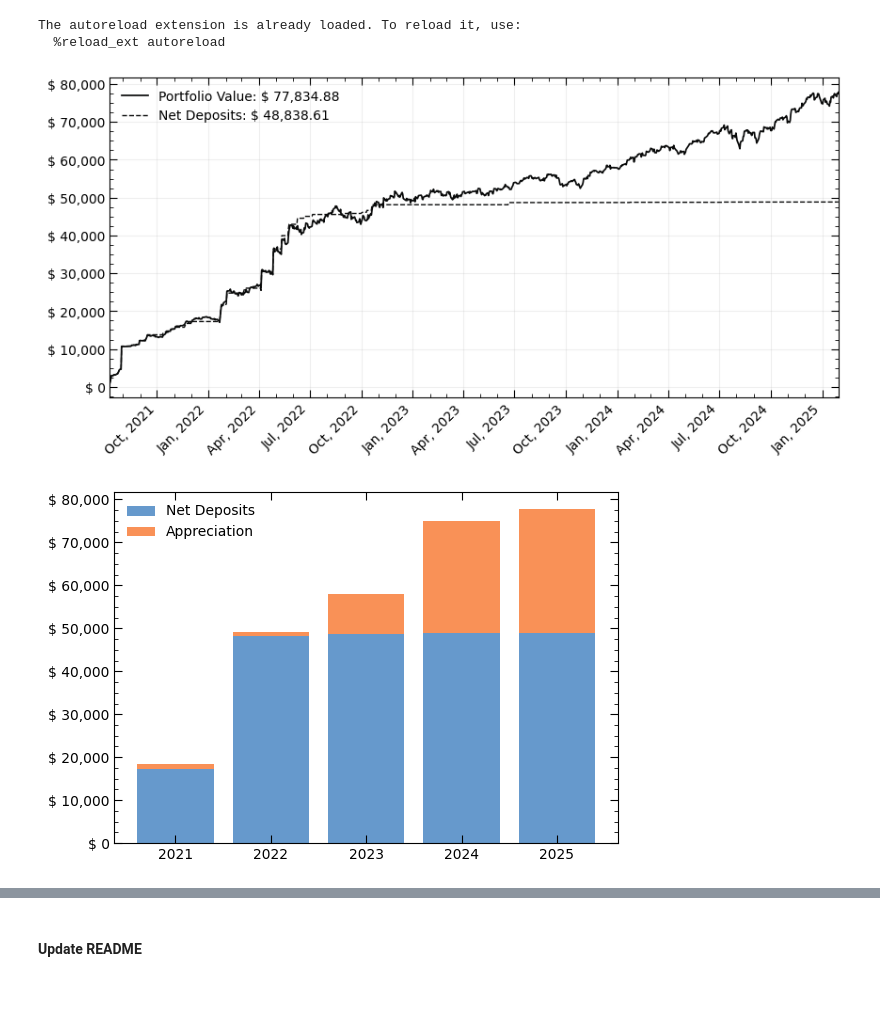
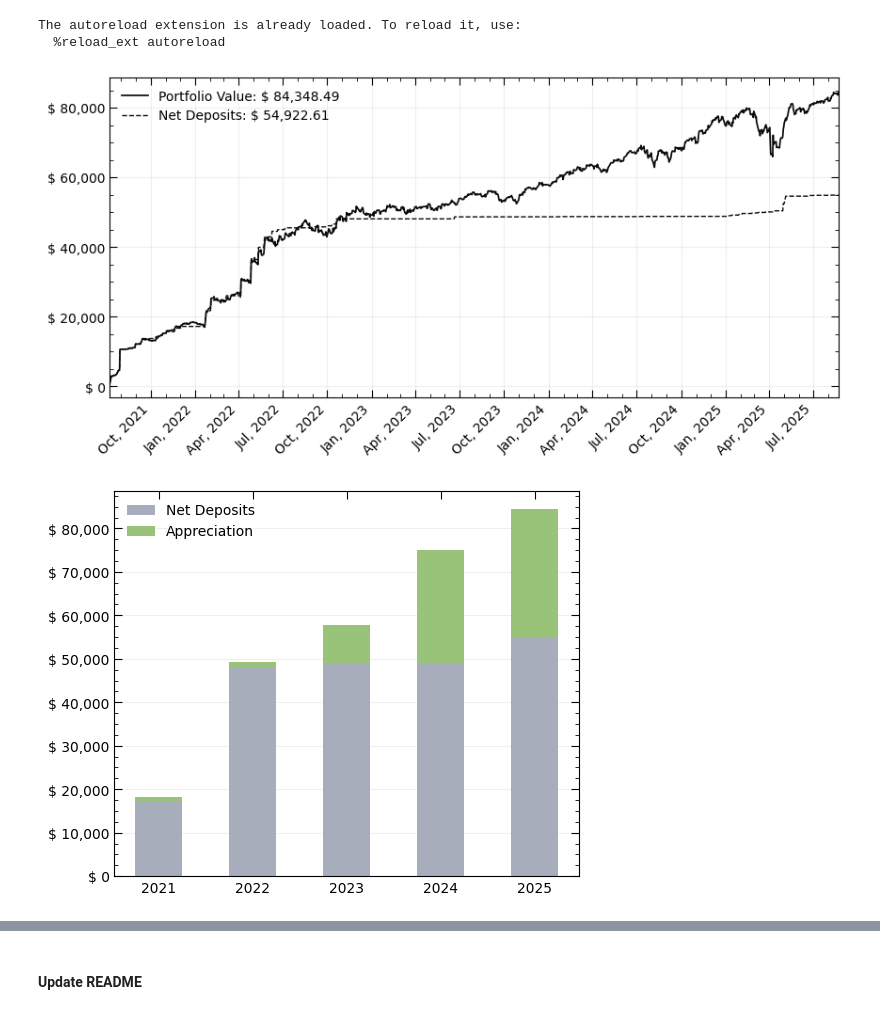
Before and after one commit to JakubStacho/portfolio-tracker, a Jupyter notebook: portfolio-tracker.ipynb, the cells around one changed output, grey strips where cells are left out. Saved outputs shown, nothing was run; the diff lists cells and outputs as text; code cells hidden in the pictures.

Commit message:
Updated plotting code

```diff
--- a/portfolio-tracker.ipynb
+++ b/portfolio-tracker.ipynb
@@ -28,9 +28,9 @@ base_directory   = os.getcwd()
 output_directory = os.path.join(base_directory, 'output')
 # %%
 start_date = dt.datetime(2021,7,9) # y, m, d
-end_date   = dt.datetime(2025,1,31) # y, m, d
+end_date   = dt.datetime(2025,8,23) # y, m, d
 
-transaction_file = 'transaction-files/test-history.csv'
+transaction_file = 'transaction-files/history-2025-08-23.csv'
 # %%
 example_portfolio = Portfolio(transaction_file, start_date, end_date)
 # %%
@@ -69,34 +69,36 @@ legend = plt.legend(fontsize=10, loc='upper left', frameon=False)
 plt.savefig(os.path.join(output_directory, 'portfolio-value.png'), dpi=300, format='png', bbox_inches='tight')
 plt.show()
 # %% [output]
-[figure, old version]
+[figure, new version]
 # %%
 # calculate cumulative annual portfolio value and deposit
 cumulative_deposits = example_portfolio.portfolio_data['deposits'].cumsum()
 annual_deposit      = cumulative_deposits.groupby(cumulative_deposits.index.year).last()
 annual_gains        = example_portfolio.portfolio_data['value'].groupby(example_portfolio.portfolio_data.index.year).last() - annual_deposit
 
-fig, ax = plt.subplots(figsize = (6, 4))
+fig, ax = plt.subplots(figsize = (6, 5))
 
-ax.bar(annual_deposit.index, annual_deposit.values, label='Net Deposits')
-ax.bar(annual_gains.index, annual_gains.values, label='Appreciation', bottom=annual_deposit)
+ax.bar(annual_deposit.index, annual_deposit.values, label='Net Deposits', color=plot_greys[4],
+       width=0.5, zorder=2)
+ax.bar(annual_gains.index, annual_gains.values, label='Appreciation', color=plot_colours[2],
+       width=0.5, bottom=annual_deposit, zorder=3)
 
 
 # format plot
 myplt.set_axis_ticks(ax)
 
 ax.yaxis.set_minor_locator(AutoMinorLocator(4))
 ax.yaxis.set_major_formatter('$ {x:1,.0f}')
 
 plt.tick_params(axis='both',labelsize=10)
 
+plt.grid(axis='y', which='major', alpha=0.2, zorder=0)
 legend = plt.legend(fontsize=10, loc='upper left', frameon=False)
-fig.tight_layout()
 
 plt.savefig(os.path.join(output_directory, 'annual-value.png'), dpi=300, format='png', bbox_inches='tight')
 plt.show()
 # %% [output]
-[figure, old version]
+[figure, new version]
 # %%
 # pull index data for reference
 snp500_data = yf.download(['^GSPC'], start=start_date, end=end_date, auto_adjust=False, progress=False)['Close']
```
Also changed, not shown: parts of 1 cell of this notebook, 3 other files.
